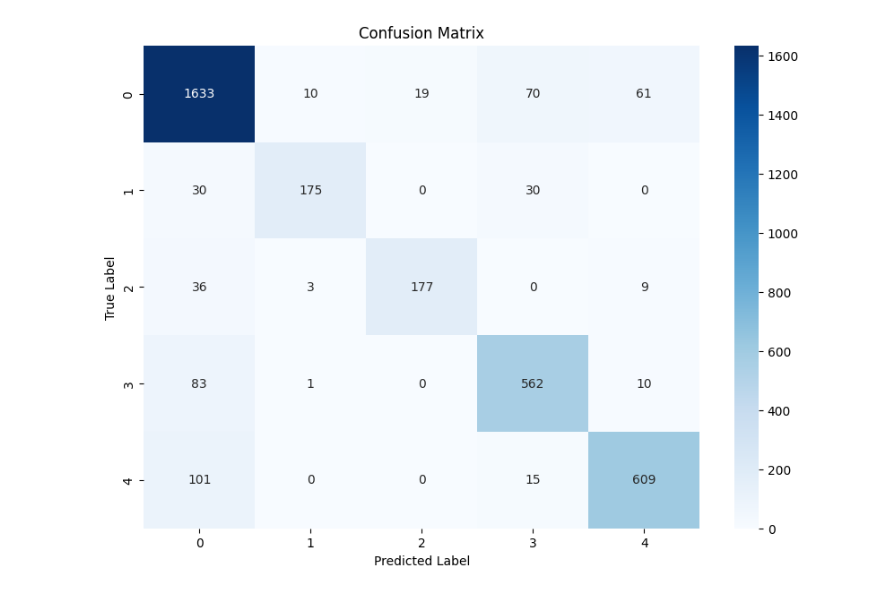
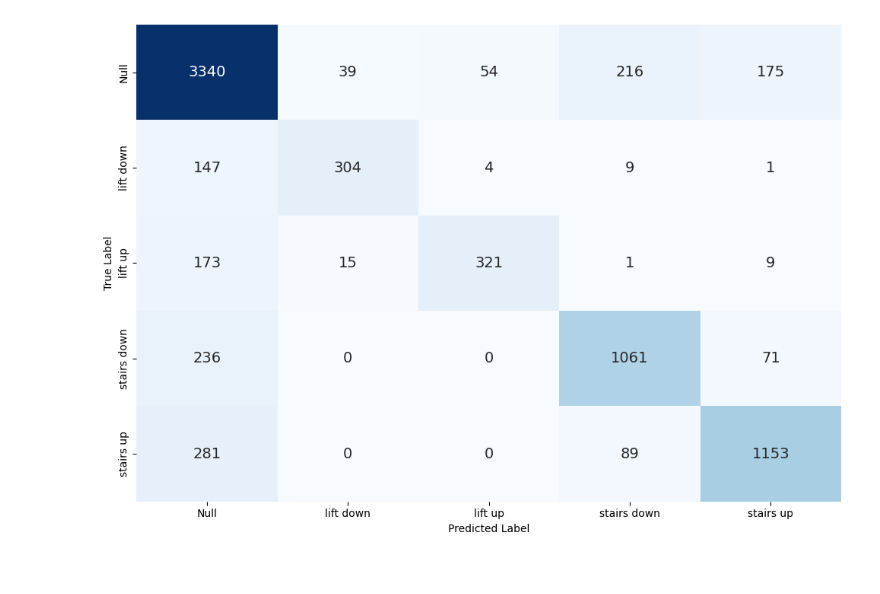
Before and after one commit to iiMox/project_work_stairs_lift_detection, a Jupyter notebook: python_notebooks/Untitled1.ipynb, the cells around one changed output. Cells and saved outputs as stored; diff of their text form; code cells hidden in the pictures.

```diff
--- a/python_notebooks/Untitled1.ipynb
+++ b/python_notebooks/Untitled1.ipynb
@@ -8,9 +8,14 @@ cm = [[1633,10,19,70,61],[30,175,0,30,0],[36,3,177,0,9],[83,1,0,562,10],[101,0,0
+# %%
+cm_4s = [[3340,39,54,216,175],[147,304,4,9,1],[173,15,321,1,9],[236,0,0,1061,71],[281,0,0,89,1153]]
+# %%
+labels = ['Null', 'lift down', 'lift up', 'stairs down', 'stairs up']
 # %%
-plt.figure(figsize=(10, 7))
-sns.heatmap(cm, annot=True, fmt='d', cmap='Blues')
+plt.figure(figsize=(10,7))
+sns.heatmap(cm_4s, annot=True,fmt='d', cmap='Blues', xticklabels=labels, yticklabels=labels, cbar=False, annot_kws={"size": 14})
 plt.xlabel('Predicted Label')
 plt.ylabel('True Label')
-plt.title('Confusion Matrix')
+plt.tight_layout()
+plt.savefig("confusion_matrix_4s.pdf", format='pdf')
 plt.show()
 # %% [output]
-[figure, old version]
+[figure, new version]
```
Also changed, not shown: parts of 1 cell of this notebook, 48 other files.
